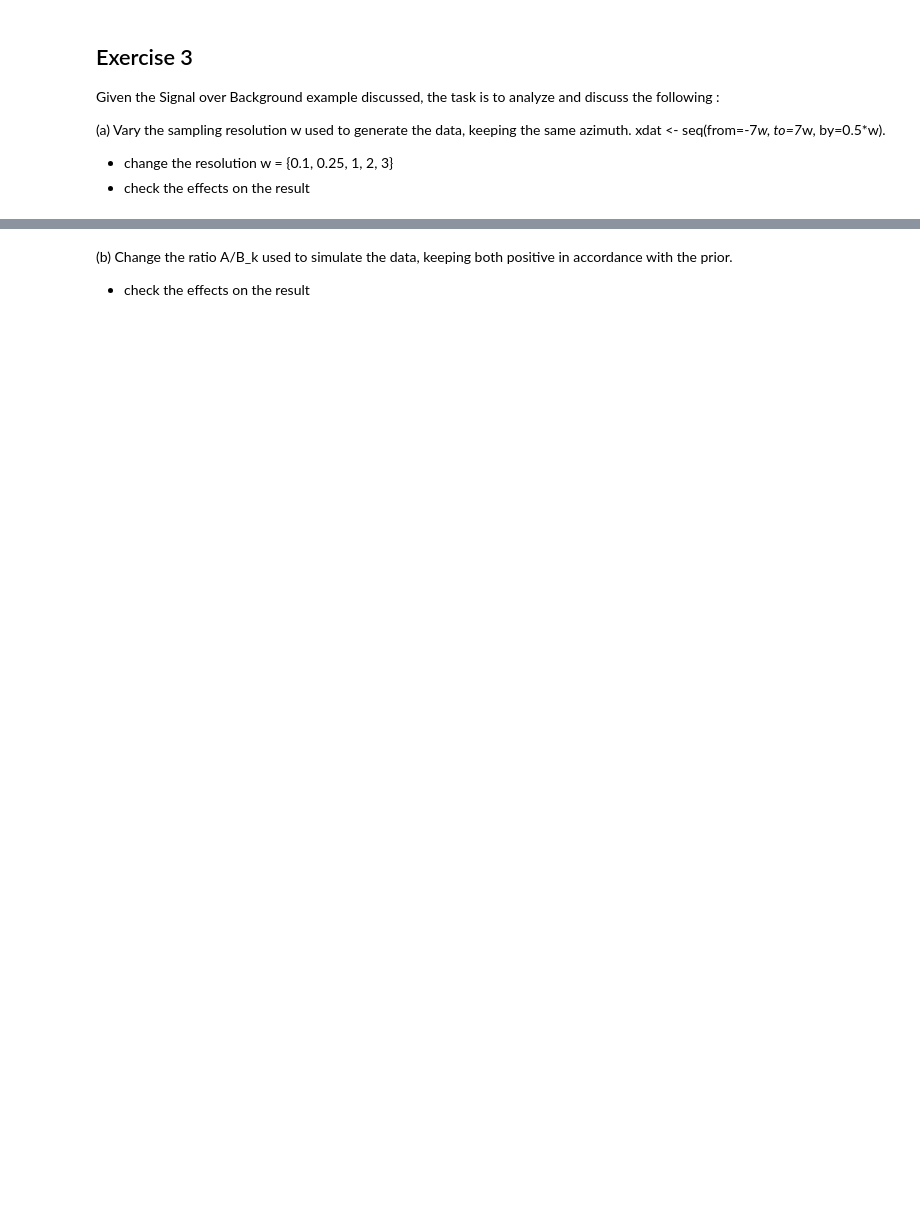
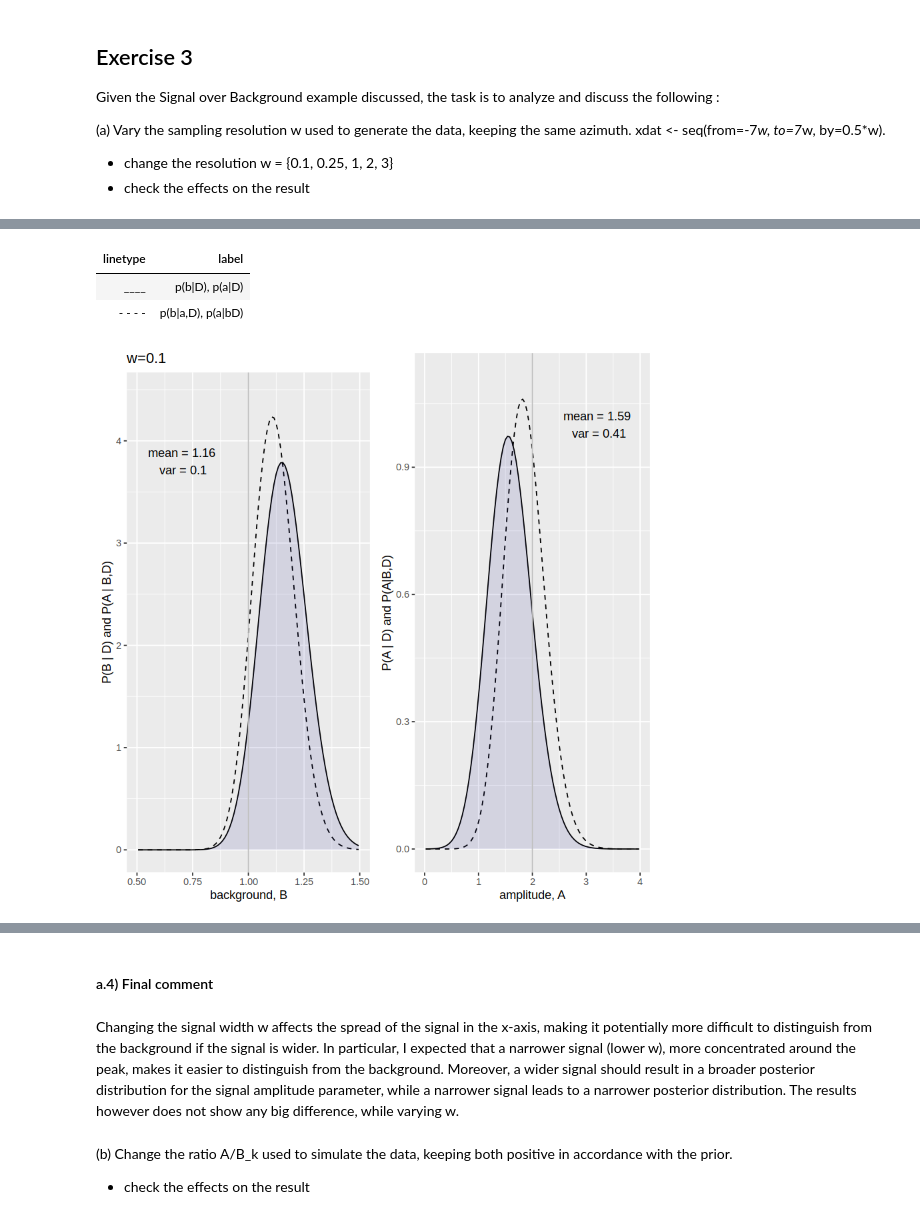
Before and after one commit to isottongloria/AdvStatPhysAnalysis, a Jupyter notebook: Isotton_Gloria_rlab04.ipynb, the cells around one changed output, grey strips where cells are left out. Drawn from its saved outputs; the diff is of its cells as text; code cells hidden in the pictures; blank space fills up the shorter version.

```diff
--- a/Isotton_Gloria_rlab04.ipynb
+++ b/Isotton_Gloria_rlab04.ipynb
@@ -508,0 +645,71 @@ Given the Signal over Background example discussed, the task is to analyze and d
+# %%
+library(ggplot2)
+library(gridExtra)
+
+legend_df <- data.frame(
+  linetype = c("____", "- - - -"),
+  label = c("p(b|D), p(a|D)", "p(b|a,D), p(a|bD)")
+)
+legend_df
+
+for (i in 1:length(w_list)) {
+    z <- z_list[[i]]
+    w <- w_list[i]
+    x <-  x_list[[i]]
+    data <-  data_list[[i]]
+
+    # Compute normalized marginalized posteriors , P(a|D) and P(b|D)
+    result <- compute_posteriors(z = z, delta_a = delta_a, delta_b = delta_b)
+    p_a_D <- result$p_a_D
+    p_b_D <- result$p_b_D
+
+    # Compute normalized conditional posteriors , P(a|b,D) and P(b|a,D)
+    result_c <- compute_conditional_posteriors(data, x, a, b, B.true , x0, w, Delta.t )
+    p_a_bD <- result_c$p_a_bD
+    p_b_aD <-  result_c$p_b_aD
+
+    #Compute mean and variance for a and b
+    mean_a <-delta_a * sum(a * p_a_D)
+    mean_b <-delta_b * sum(b * p_b_D)
+    sd_a <-sqrt( delta_a * sum ((a-mean_a)**2 * p_a_D) )
+    sd_b<-sqrt( delta_b * sum ((b-mean_b)**2 * p_b_D) )
+
+    # Plot the 1D marginalized posteriors
+    # Create data frame
+    df <- data.frame(b, p_b_D, p_b_aD)
+    df2 <- data.frame(a, p_a_D, p_a_bD)
+
+    # Create plots
+    plot0 <- ggplot() +
+  scale_linetype_manual(name = "Legend", values = c("solid", "dashed"), labels = c("p_b_D", "p_b_aD"))
+
+    plot1 <- ggplot(df, aes(x = b, y = p_b_D)) +
+      geom_line(lwd = 0.5) +
+      geom_line(aes(y = p_b_aD), linetype = "dashed", lwd = 0.5) +
+      geom_area( fill = "navy", alpha = 0.1) +
+      scale_x_continuous(name = "background, B") +
+      scale_y_continuous(name = "P(B | D) and P(A | B,D)", limits = c(0, 1.05 * max(df$p_b_D, df$p_b_aD))) +
+      labs(title = paste0("w=", w)) +
+      geom_vline(xintercept = B.true, col = "grey") +
+      annotate("text", x = 0.7, y = 3.8, label = paste0("mean = ", round(mean_b,2), "\n var = ", round(sd_b,2)), col = "black")
+      theme_minimal()
+
+    plot2 <- ggplot(df2, aes(x = a, y = p_a_D)) +
+      geom_line(lwd = 0.5) +
+      geom_line(aes(y = p_a_bD), linetype = "dashed", lwd = 0.5) +
+      geom_area( fill = "navy", alpha = 0.1) +
+      scale_x_continuous(name = "amplitude, A") +
+      scale_y_continuous(name = "P(A | D) and P(A|B,D)", limits = c(0, 1.05 * max(df2$p_a_D, df2$p_a_bD))) +
+      geom_vline(xintercept = A.true, col = "grey") +
+      annotate("text", x = 3.2, y = 1, label = paste0("mean = ", round(mean_a,2), "\n var = ", round(sd_a,2)), col = "black")
+      labs(x = "x", y = "y", color = "Function")
+      theme_minimal()
+# Combine plots
+(plot0)
+grid.arrange( plot1, plot2, ncol = 2)
+}
+# %% [output]
+| linetype | label |
+| ____ | p(b|D), p(a|D) |
+| - - - - | p(b|a,D), p(a|bD) |
+[figure, added]
@@ -509,3 +720,7 @@ Given the Signal over Background example discussed, the task is to analyze and d
+# %% [markdown]
+#### a.4) Final comment
+# %% [markdown]
+Changing the signal width w affects the spread of the signal in the x-axis, making it potentially more difficult to distinguish from the background if the signal is wider. In particular, I expected that a narrower signal (lower w), more concentrated around the peak,  makes it easier to distinguish from the background. Moreover, a wider signal should result in a broader posterior distribution for the signal amplitude parameter, while a narrower signal leads to a narrower posterior distribution. The results however does not show any big difference, while varying w.
 # %% [markdown]
 (b) Change the ratio A/B_k used to simulate the data, keeping both positive in accordance with the prior.
  - check the effects on the result
```
Also changed, not shown: parts of 26 cells of this notebook, 1 other file.
